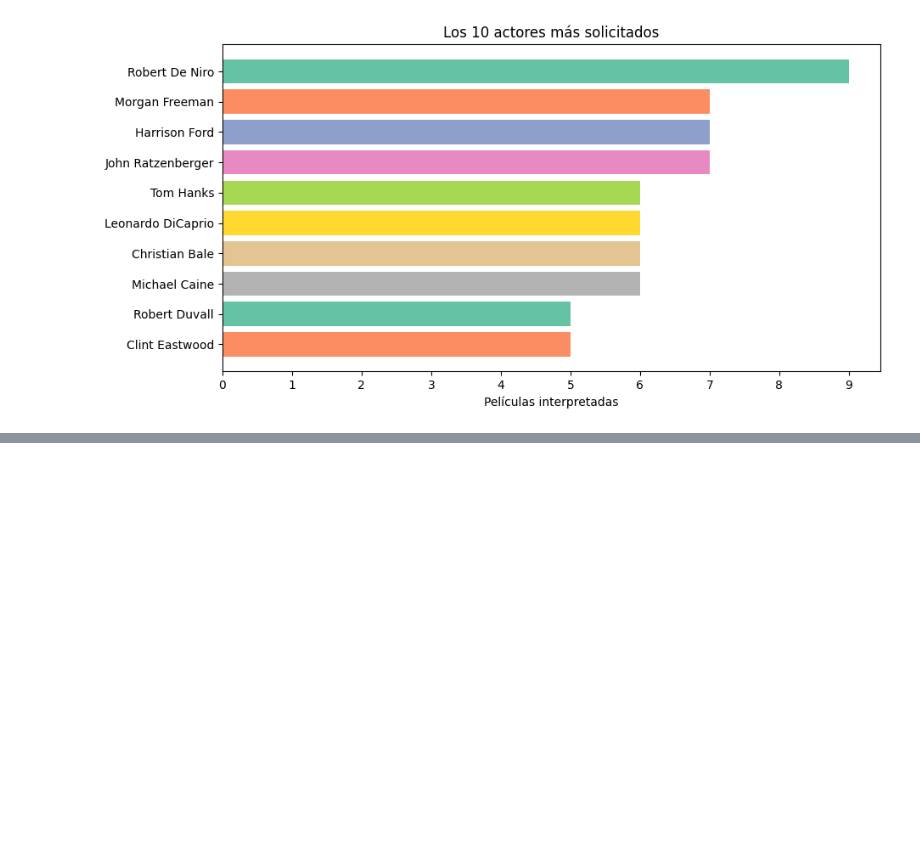
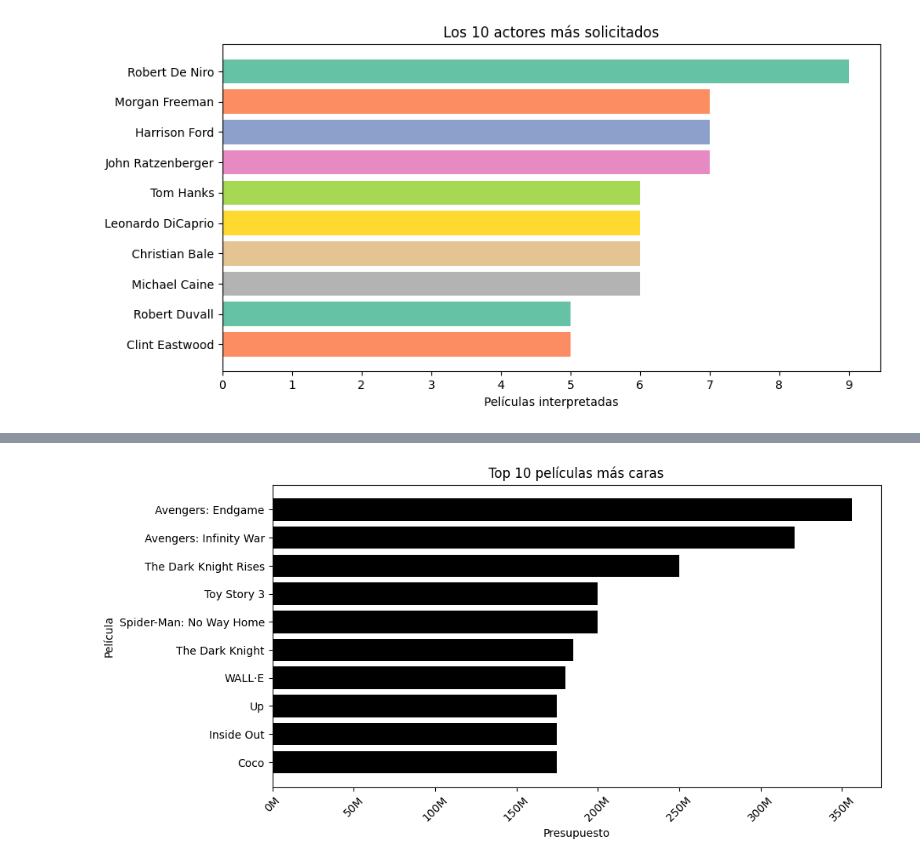
Before and after one commit to juanq348/imdb-top-movies, a Jupyter notebook: scripts/generar_grafico.ipynb, the cells around one changed output, grey strips where cells are left out. Saved outputs shown, nothing was run; the diff lists cells and outputs as text; code cells hidden in the pictures; blank space fills up the shorter version.

```diff
--- a/scripts/generar_grafico.ipynb
+++ b/scripts/generar_grafico.ipynb
@@ -100,0 +109,24 @@ plt.show()
+# %%
+def convertir_a_dolares(row):
+    if row['name'] == "Princess Mononoke":
+        return row['budget'] * 0.0077
+    elif row['name'] == "3 Idiots":
+        return row['budget'] * 0.012
+    return row['budget']
+
+df['budget_usd'] = df.apply(convertir_a_dolares, axis = 1)
+# %%
+presupuesto = df.sort_values(by=["budget_usd"], ascending=False).head(10)
+
+plt.figure(figsize= (10,5))
+plt.barh(presupuesto["name"], presupuesto["budget_usd"], color = "black")
+
+plt.title("Top 10 películas más caras")
+plt.xlabel("Presupuesto")
+plt.ylabel("Película")
+plt.xticks(rotation = 45)
+plt.gca().invert_yaxis()
+plt.gca().xaxis.set_major_formatter(plt.FuncFormatter(lambda x, _: f'{x/1e6:,.0f}M'))
+plt.show()
+# %% [output]
+[figure, added]
```
Also changed, not shown: parts of 4 cells of this notebook.
